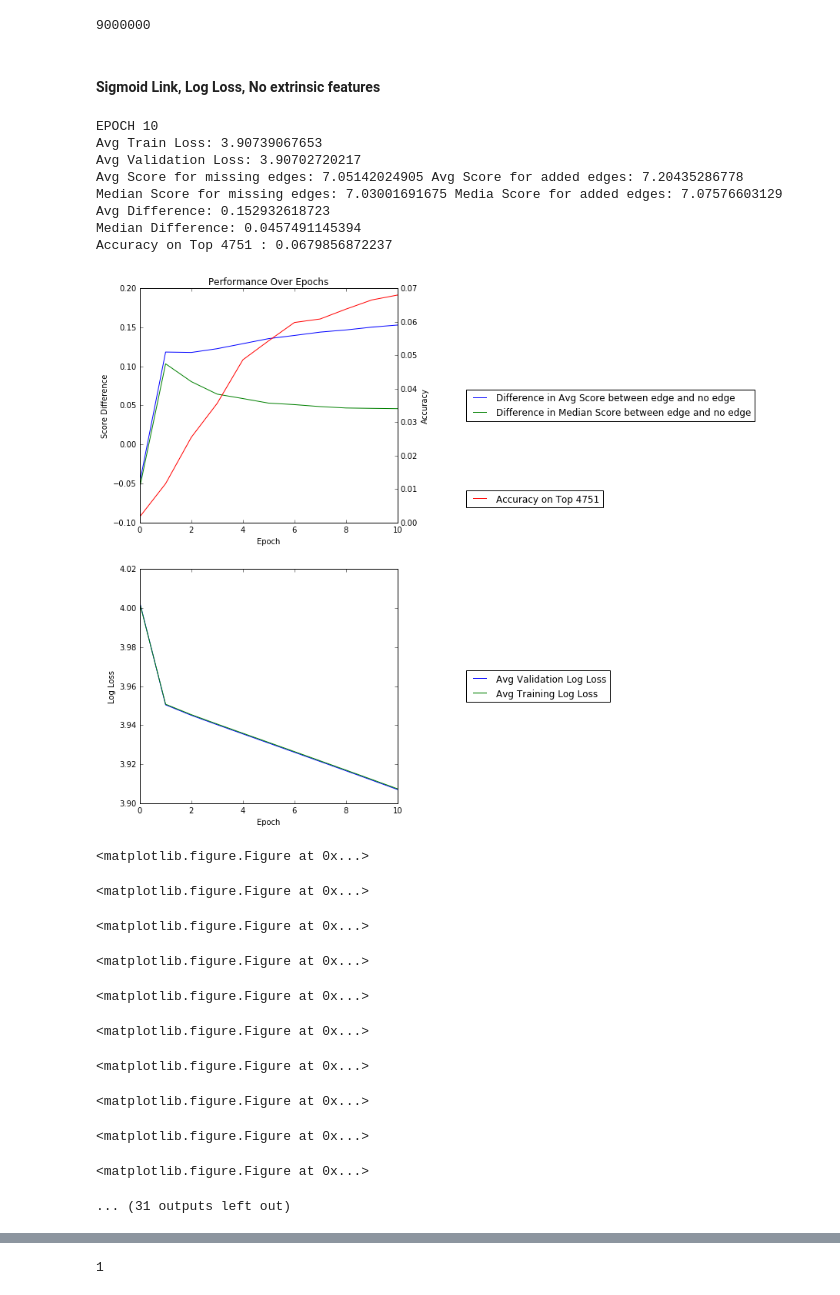
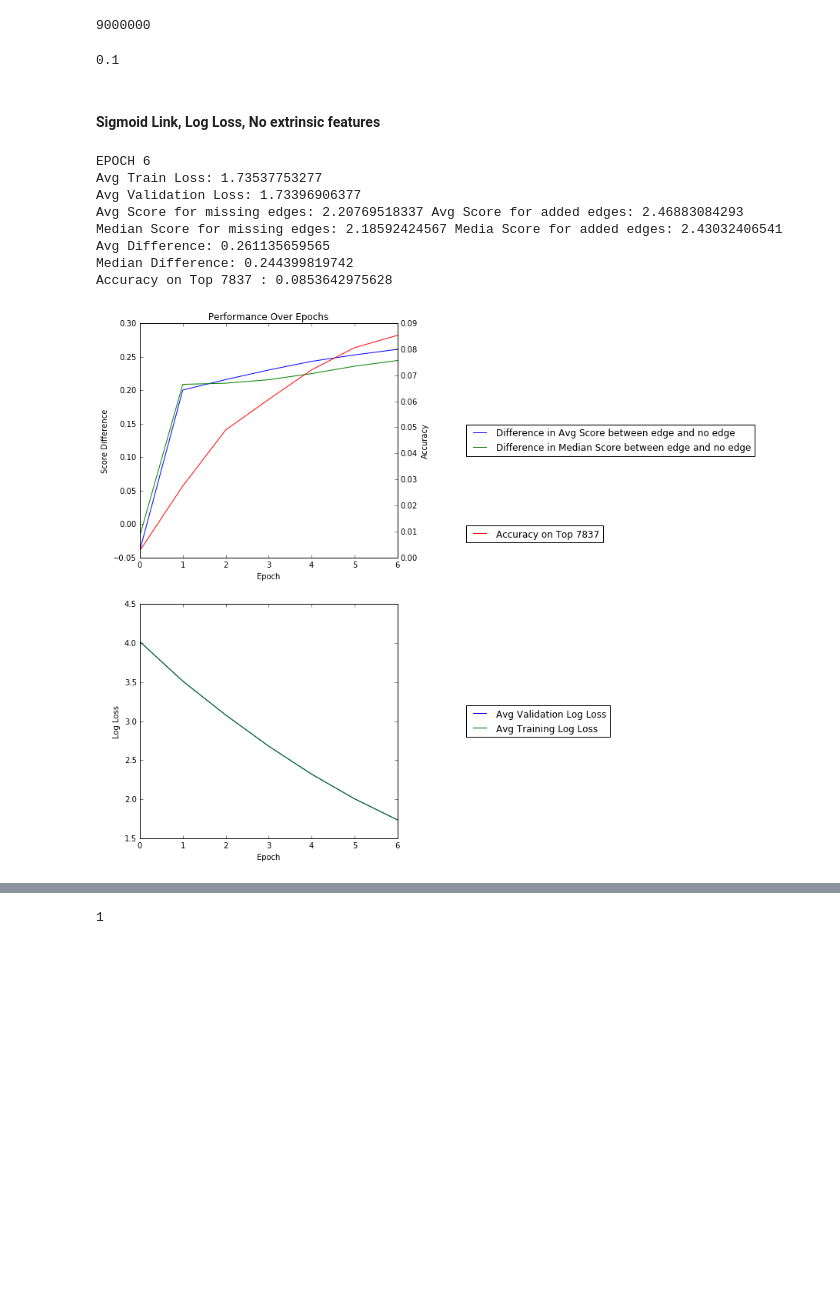
Before and after one commit to michaelfarrell76/LinkPrediction, a Jupyter notebook: MF_LINK_identity_LOSS_square_K_25_lambdatune_RANKING.ipynb, the cells around one changed output, grey strips where cells are left out. Drawn from its saved outputs; the diff is of its cells as text; code cells hidden in the pictures; blank space fills up the shorter version.

Commit message:
added plots

```diff
--- a/MF_LINK_identity_LOSS_square_K_25_lambdatune_RANKING.ipynb
+++ b/MF_LINK_identity_LOSS_square_K_25_lambdatune_RANKING.ipynb
@@ -71,7 +71,7 @@ for year in test_years:
 # %% [markdown]
 ## Train and validation years
 # %%
-years_for_train = train_years[:3]
-valid_year = train_years[3]
-'train years', years_for_train, 'validation years', valid_year
+years_for_train = train_years
+valid_years = test_years[-2:]
+'train years', years_for_train, 'validation years', valid_years
 # %% [output]
@@ -97,7 +97,11 @@ o_plus = filter(lambda x : x[1] == 1, zipped_train_input)
 # %% [markdown]
 ## Validation set of new edges added
 # %%
-valid = set(edges_by_year[valid_year]).difference(train)
+valid = set()
+for year in valid_years:
+    valid = valid.union(set(edges_by_year[year]))
+# valid = valid.difference(train)
+# valid = set(edges_by_year[valid_year]).difference(train)
 n_valid = len(valid)
 n_valid
 # %% [output]
@@ -124,6 +128,10 @@ n_min = len(o_minus)
 900 * 10000
 # %% [output]
 9000000
+# %%
+1e-1
+# %% [output]
+0.1
 # %% [markdown]
 #### Sigmoid Link, Log Loss, No extrinsic features
 # %%
@@ -140,7 +148,7 @@ gammaU = 1e-3 # Learning rate for latent feature vectors
 gammaB = 1e-3 # Learning rate for node biases
 # lambdaU = 1e-1 # regularization parameter for latent feature vecotrs
 TOP_K = n_valid # K to use for top k accuracy
-N_EPOCH = 10 # Number of epochs to train
+N_EPOCH = 25 # Number of epochs to train
 link = lambda x : x # the link function mapping score to prediction
 link_name = 'identity'
 loss = lambda (p, t): (p - t)**2 # loss function takes in prediction and target and returns loss
@@ -149,7 +157,7 @@ score = lambda i, j, ip, jp: np.dot(U[i], U[j]) + B[i] + B[j] -(np.dot(U[ip], U[
 score1 = lambda i, j : np.dot(U[i], U[j]) + B[i] + B[j]
 k = 25
 # k_vals = [5, 10, 25, 50, 75, 100] # Number of latent features
-lambdaU_vals = [1e-1, 1e-2, 1e-3,1e-4]
+lambdaU_vals = [1e-2]
 
 results = {}
 
@@ -281,7 +289,7 @@ for lambdaU in lambdaU_vals:
         _ = ax[1].set_ylabel("%sLoss" % ext)
         lg3 = ax[1].legend(loc='center left', bbox_to_anchor=(1.25, 0.5))
 
-        plt.savefig('plots/MF_LINK_%s_LOSS_%s_K_%d_LAMBDAU_%f_RANKING.png' % (link_name, loss_name, k, lambdaU), bbox_extra_artists=(lg1,lg2,lg3), bbox_inches='tight')
+        plt.savefig('plots/MF_LINK_%s_LOSS_%s_K_%d_LAMBDAU_%f_RANKING_TEST.png' % (link_name, loss_name, k, lambdaU), bbox_extra_artists=(lg1,lg2,lg3), bbox_inches='tight')
 
 
 
@@ -319,52 +327,41 @@ for lambdaU in lambdaU_vals:
         if VERBOSE and PLOT:
             # Clear the display
             display.clear_output(wait=True)
             time.sleep(1)
 
         # Print out the results of the epoch
         print_status(epoch)
 
         if PLOT:
             # Plot and saves results
             plot_results(epoch)
 
         if VERBOSE and PLOT:
             # Display plot
             display.display(plt.gcf())
 
     results[lambdaU] = {}
 
     results[lambdaU]['U'] = U.copy()
     results[lambdaU]['B'] = B.copy()
     results[lambdaU]['train_losses'] = train_losses[:]
     results[lambdaU]['valid_losses'] = valid_losses[:]
     results[lambdaU]['no_avgs'] = no_avgs[:]
     results[lambdaU]['no_meds'] = no_meds[:]
     results[lambdaU]['yes_avgs'] = yes_avgs[:]
     results[lambdaU]['yes_meds'] = yes_meds[:]
     results[lambdaU]['diff_avgs'] = diff_avgs[:]
     results[lambdaU]['diff_meds'] = diff_meds[:]
     results[lambdaU]['topk_acc'] = topk_acc[:]
 # %% [output]
-EPOCH 10
-Avg Train Loss: 3.90739067653
-Avg Validation Loss: 3.90702720217
-Avg Score for missing edges: 7.05142024905 Avg Score for added edges: 7.20435286778
-Median Score for missing edges: 7.03001691675 Media Score for added edges: 7.07576603129
-Avg Difference: 0.152932618723
-Median Difference: 0.0457491145394
-Accuracy on Top 4751 : 0.0679856872237
+EPOCH 6
+Avg Train Loss: 1.73537753277
+Avg Validation Loss: 1.73396906377
+Avg Score for missing edges: 2.20769518337 Avg Score for added edges: 2.46883084293
+Median Score for missing edges: 2.18592424567 Media Score for added edges: 2.43032406541
+Avg Difference: 0.261135659565
+Median Difference: 0.244399819742
+Accuracy on Top 7837 : 0.0853642975628
-[figure, old version]
+[figure, new version]
-<matplotlib.figure.Figure at 0x...>
-<matplotlib.figure.Figure at 0x...>
-<matplotlib.figure.Figure at 0x...>
-<matplotlib.figure.Figure at 0x...>
-<matplotlib.figure.Figure at 0x...>
-<matplotlib.figure.Figure at 0x...>
-<matplotlib.figure.Figure at 0x...>
-<matplotlib.figure.Figure at 0x...>
-<matplotlib.figure.Figure at 0x...>
-<matplotlib.figure.Figure at 0x...>
-... (31 outputs left out)
 # %%
 'done'
```
Also changed, not shown: parts of 4 cells of this notebook, 18 other files.
